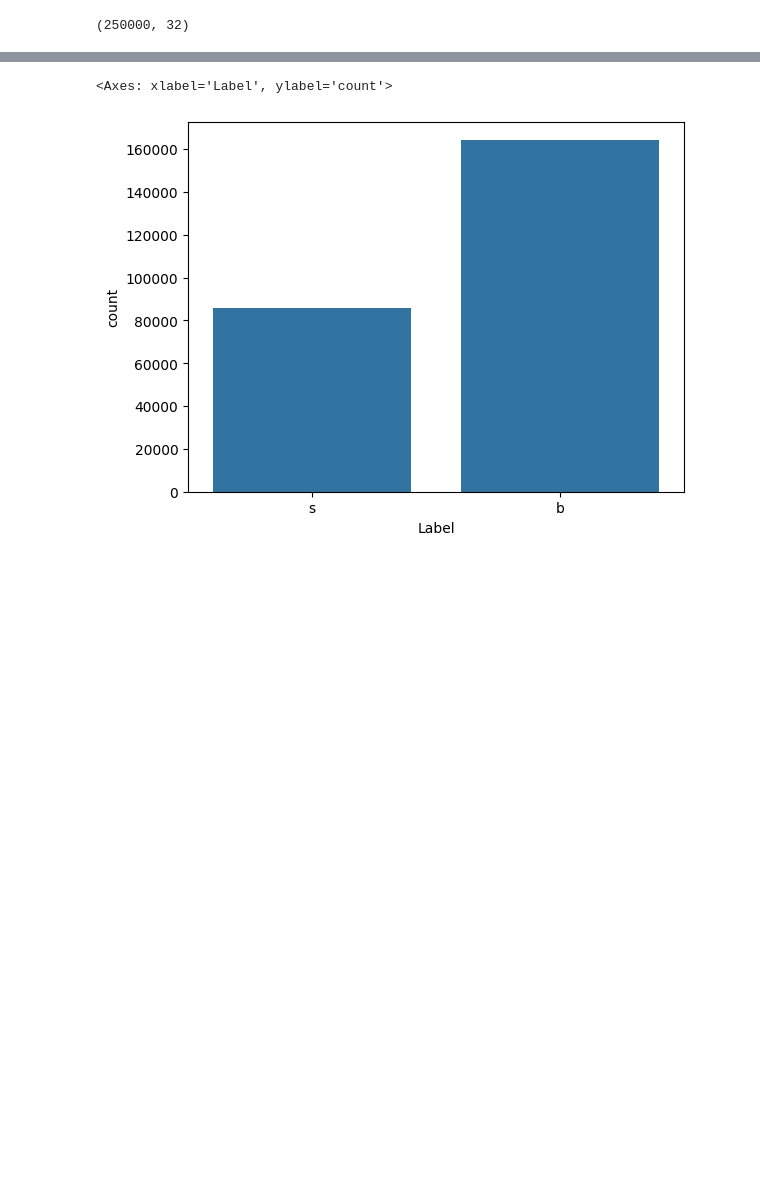
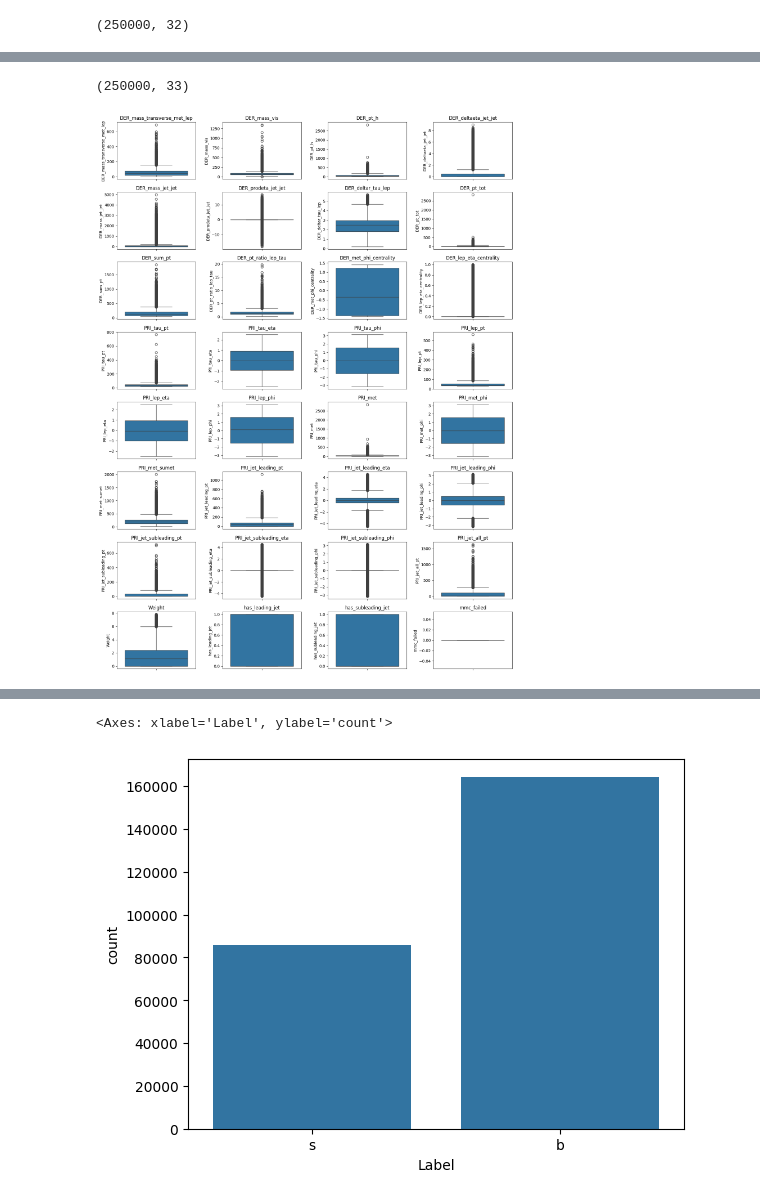
Before and after one commit to sudhirjangra/physics_exp_machine_learning, a Jupyter notebook: physics_exp_mL.ipynb, the cells around one changed output, grey strips where cells are left out. Saved outputs shown, nothing was run; the diff lists cells and outputs as text; code cells hidden in the pictures; blank space fills up the shorter version.

```diff
--- a/physics_exp_mL.ipynb
+++ b/physics_exp_mL.ipynb
@@ -175,0 +212,15 @@ df.sample(7)
+# %%
+print(df.shape)
+
+numerical_cols = df.select_dtypes(include=np.number).columns
+
+plt.figure(figsize=(15, 20))
+for i, col in enumerate(numerical_cols):
+    plt.subplot(8, 4, i + 1)
+    sns.boxplot(y=df[col])
+    plt.title(col)
+plt.tight_layout()
+plt.show()
+# %% [output]
+(250000, 33)
+[figure, added]
```
Also changed, not shown: parts of 15 cells of this notebook.
